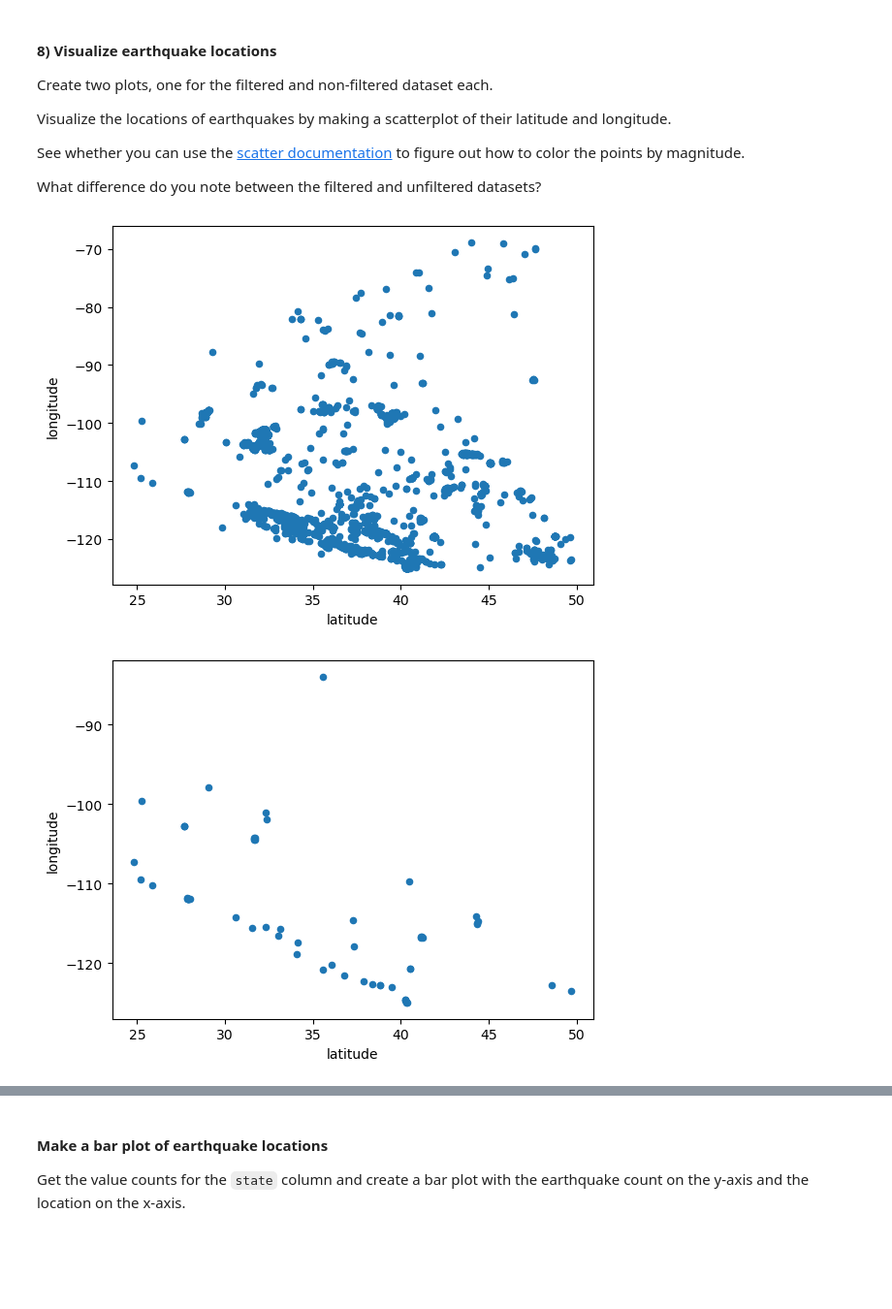
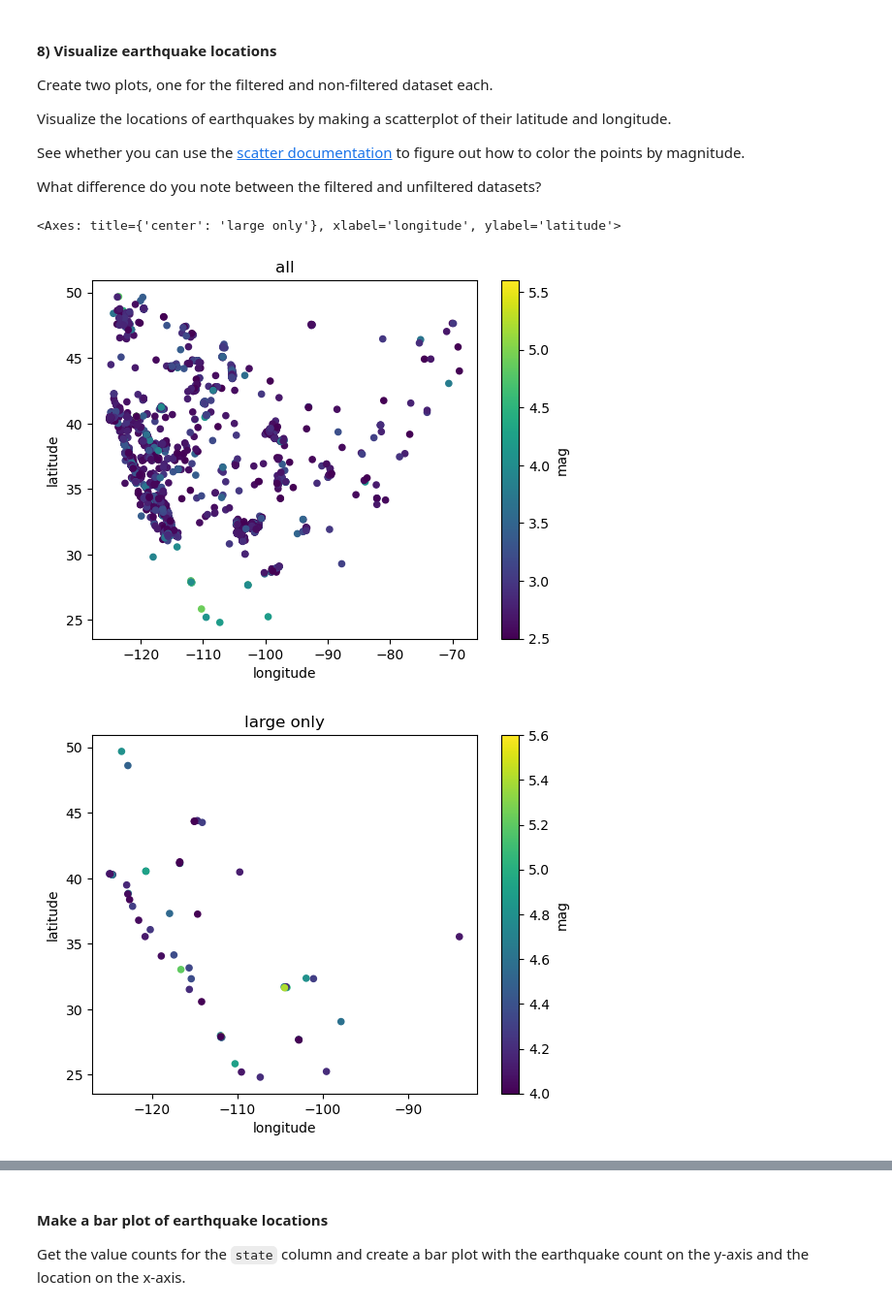
Before and after one commit to megnicely/ISAT_420_S26_Shared, a Jupyter notebook: W4_Pandas_And_Environmental_Data/Code/w4_basic_pandas_practice.ipynb, the cells around one changed output, grey strips where cells are left out. Shown at 97% size. Saved outputs shown, nothing was run; the diff lists cells and outputs as text; code cells hidden in the pictures; blank space fills up the shorter version.

```diff
--- a/W4_Pandas_And_Environmental_Data/Code/w4_basic_pandas_practice.ipynb
+++ b/W4_Pandas_And_Environmental_Data/Code/w4_basic_pandas_practice.ipynb
@@ -166,40 +141,9 @@ See whether you can use the [scatter documentation](matplotlib.pyplot.scatter) t
 
 What difference do you note between the filtered and unfiltered datasets?
 # %%
-df_earthquakes.plot(kind = 'scatter', x = 'latitude', y = 'longitude')
-
-large.plot(kind = 'scatter', x = 'latitude', y = 'longitude')
-
-
-# Import matplotlib.pyplot
-import matplotlib.pyplot as plt
-
-# Plot for the unfiltered dataset
-plt.figure(figsize=(10, 6))
-scatter1 = plt.scatter(df_earthquakes['longitude'], df_earthquakes['latitude'],
-                      c=df_earthquakes['mag'], cmap='viridis',
-                      alpha=0.7, edgecolors='k', s=50)
-plt.colorbar(scatter1, label='Magnitude')
-plt.title('All Earthquakes')
-plt.xlabel('Longitude')
-plt.ylabel('Latitude')
-plt.grid(True, alpha=0.3)
-plt.show()
-
-# Plot for the filtered dataset (assuming 'large' is the filtered dataset)
-plt.figure(figsize=(10, 6))
-scatter2 = plt.scatter(large['longitude'], large['latitude'],
-                      c=large['mag'], cmap='viridis',
-                      alpha=0.7, edgecolors='k', s=50)
-plt.colorbar(scatter2, label='Magnitude')
-plt.title('Large Earthquakes')
-plt.xlabel('Longitude')
-plt.ylabel('Latitude')
-plt.grid(True, alpha=0.3)
-plt.show()
-
-# Note: The difference between filtered and unfiltered datasets will be visible in the plots
-# The filtered dataset will likely show fewer points, focusing only on larger magnitude earthquakes
+df_earthquakes.plot(kind='scatter', x='longitude', y = 'latitude', c = 'mag', title = 'all')
+large.plot(kind='scatter',x='longitude', y='latitude', c = 'mag', title = 'large only')
 # %% [output]
+<Axes: title={'center': 'large only'}, xlabel='longitude', ylabel='latitude'>
-[figure, old version]
+[figure, new version]
-[figure, old version]
+[figure, new version]
```
Also changed, not shown: parts of 5 cells of this notebook.
